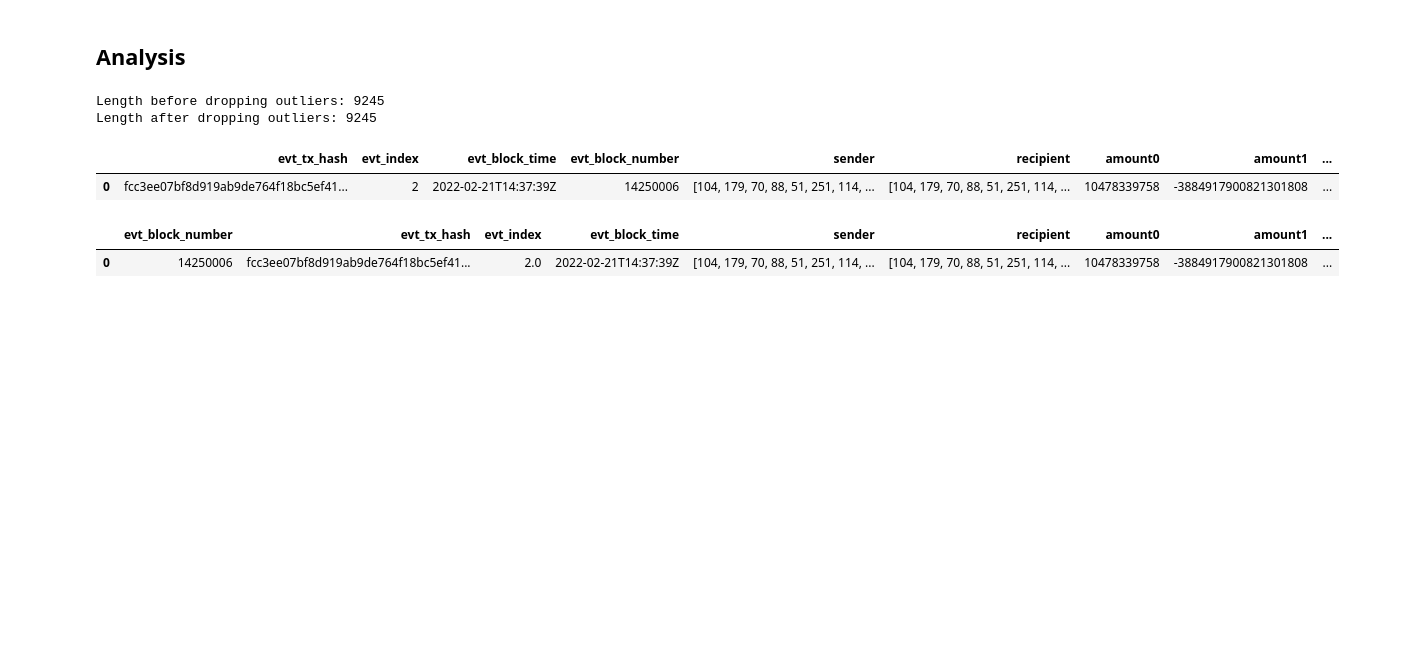
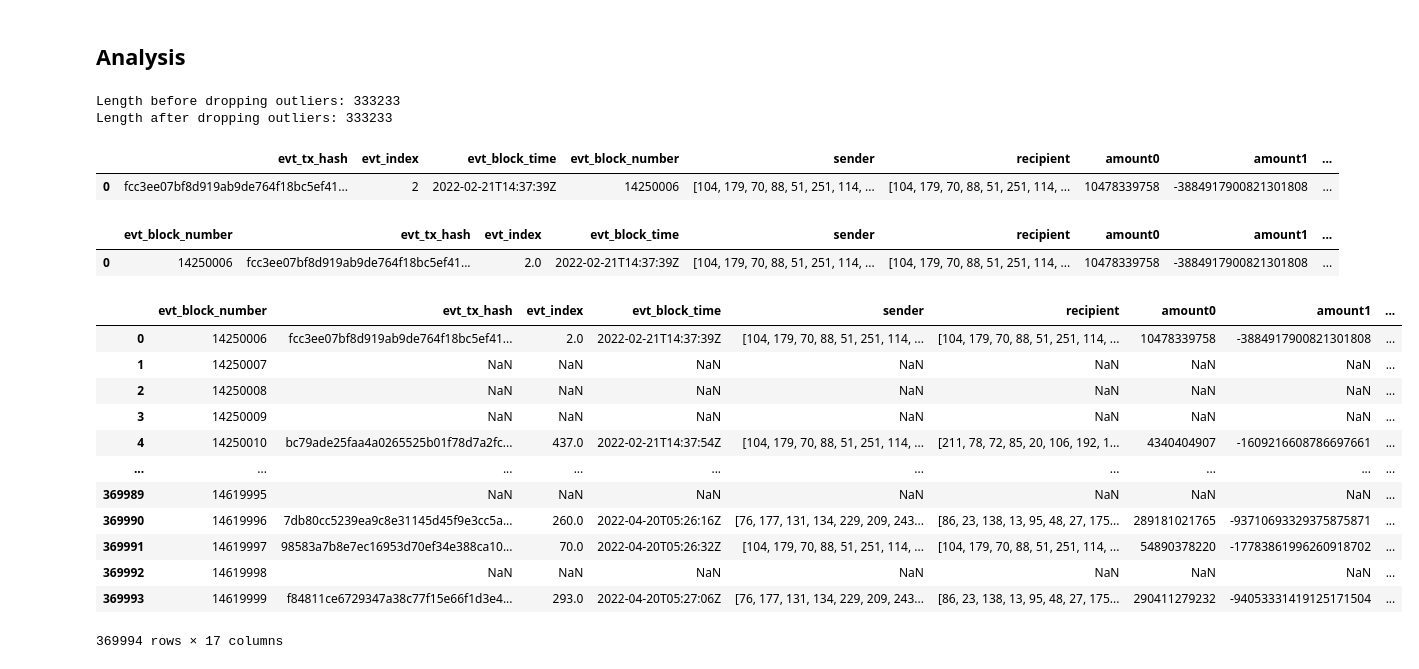
Before and after one commit to semiotic-ai/realized_volatility_substream, a Jupyter notebook: notebooks/notebooks/notes-denver.ipynb, the cells around one changed output. Drawn from its saved outputs; the diff is of its cells as text; code cells hidden in the pictures; blank space fills up the shorter version.

```diff
--- a/notebooks/notebooks/notes-denver.ipynb
+++ b/notebooks/notebooks/notes-denver.ipynb
@@ -529,8 +529,8 @@ fee_comparison = 300
 fee_method = "static" # "static" or "z_score" (type of fee calculation)
 # %%
 folder_path = '../../output/files'
-# data = parse_jsonl_files_in_folder(folder_path)
-data = parse_json_file('../../output/files/0014250000-0014260000.jsonl')
+data = parse_jsonl_files_in_folder(folder_path)
+# data = parse_json_file('../../output/files/0014250000-0014260000.jsonl')
 
 df = pd.DataFrame(data)
 df['USDC_float'] = abs(df['amount0'].astype(float) / 10**6)
@@ -544,8 +544,8 @@ print(f"Length before dropping outliers: {len(df)}")
 print(f"Length after dropping outliers: {len(df)}")
 df.head(1)
 # %% [output]
-Length before dropping outliers: 9245
-Length after dropping outliers: 9245
+Length before dropping outliers: 333233
+Length after dropping outliers: 333233
 |  | evt_tx_hash | evt_index | evt_block_time | evt_block_number | sender | recipient | amount0 | amount1 | ... |
 | 0 | fcc3ee07bf8d919ab9de764f18bc5ef41... | 2 | 2022-02-21T14:37:39Z | 14250006 | [104, 179, 70, 88, 51, 251, 114, ... | [104, 179, 70, 88, 51, 251, 114, ... | 10478339758 | -3884917900821301808 | ... |
 # %%
@@ -557,6 +557,26 @@ expanded_data_df.head(1)
 # %% [output]
 |  | evt_block_number | evt_tx_hash | evt_index | evt_block_time | sender | recipient | amount0 | amount1 | ... |
 | 0 | 14250006 | fcc3ee07bf8d919ab9de764f18bc5ef41... | 2.0 | 2022-02-21T14:37:39Z | [104, 179, 70, 88, 51, 251, 114, ... | [104, 179, 70, 88, 51, 251, 114, ... | 10478339758 | -3884917900821301808 | ... |
+# %%
+expanded_data_df = expand_price_data(df, interval=price_interval)
+expanded_data_df = calculate_returns(expanded_data_df, window=return_window, measure=return_window_type)
+expanded_data_df = calculate_realized_volatility(expanded_data_df, period=volatility_period, volatility_calc=volatility_period_type)
+expanded_data_df = calculate_fee_scalar(expanded_data_df, method=fee_method, comparison=fee_comparison)
+expanded_data_df
+# %% [output]
+|  | evt_block_number | evt_tx_hash | evt_index | evt_block_time | sender | recipient | amount0 | amount1 | ... |
+| 0 | 14250006 | fcc3ee07bf8d919ab9de764f18bc5ef41... | 2.0 | 2022-02-21T14:37:39Z | [104, 179, 70, 88, 51, 251, 114, ... | [104, 179, 70, 88, 51, 251, 114, ... | 10478339758 | -3884917900821301808 | ... |
+| 1 | 14250007 | NaN | NaN | NaN | NaN | NaN | NaN | NaN | ... |
+| 2 | 14250008 | NaN | NaN | NaN | NaN | NaN | NaN | NaN | ... |
+| 3 | 14250009 | NaN | NaN | NaN | NaN | NaN | NaN | NaN | ... |
+| 4 | 14250010 | bc79ade25faa4a0265525b01f78d7a2fc... | 437.0 | 2022-02-21T14:37:54Z | [104, 179, 70, 88, 51, 251, 114, ... | [211, 78, 72, 85, 20, 106, 192, 1... | 4340404907 | -1609216608786697661 | ... |
+| ... | ... | ... | ... | ... | ... | ... | ... | ... | ... |
+| 369989 | 14619995 | NaN | NaN | NaN | NaN | NaN | NaN | NaN | ... |
+| 369990 | 14619996 | 7db80cc5239ea9c8e31145d45f9e3cc5a... | 260.0 | 2022-04-20T05:26:16Z | [76, 177, 131, 134, 229, 209, 243... | [86, 23, 138, 13, 95, 48, 27, 175... | 289181021765 | -93710693329375875871 | ... |
+| 369991 | 14619997 | 98583a7b8e7ec16953d70ef34e388ca10... | 70.0 | 2022-04-20T05:26:32Z | [104, 179, 70, 88, 51, 251, 114, ... | [104, 179, 70, 88, 51, 251, 114, ... | 54890378220 | -17783861996260918702 | ... |
+| 369992 | 14619998 | NaN | NaN | NaN | NaN | NaN | NaN | NaN | ... |
+| 369993 | 14619999 | f84811ce6729347a38c77f15e66f1d3e4... | 293.0 | 2022-04-20T05:27:06Z | [76, 177, 131, 134, 229, 209, 243... | [86, 23, 138, 13, 95, 48, 27, 175... | 290411279232 | -94053331419125171504 | ... |
+369994 rows × 17 columns
 # %%
 plot_single_line(
     df=expanded_data_df,
```
Also changed, not shown: parts of 5 cells of this notebook, 1 other file.
